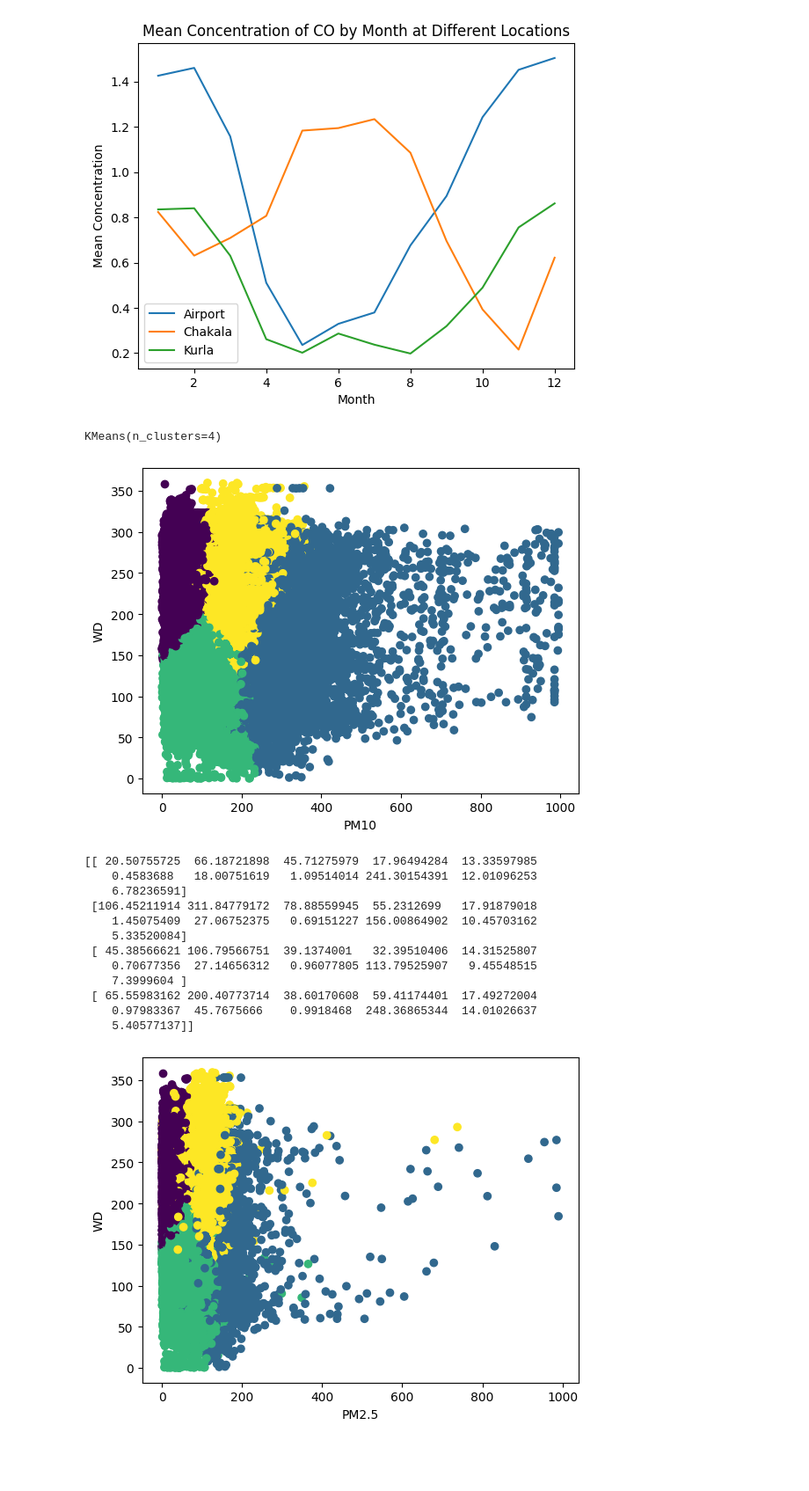
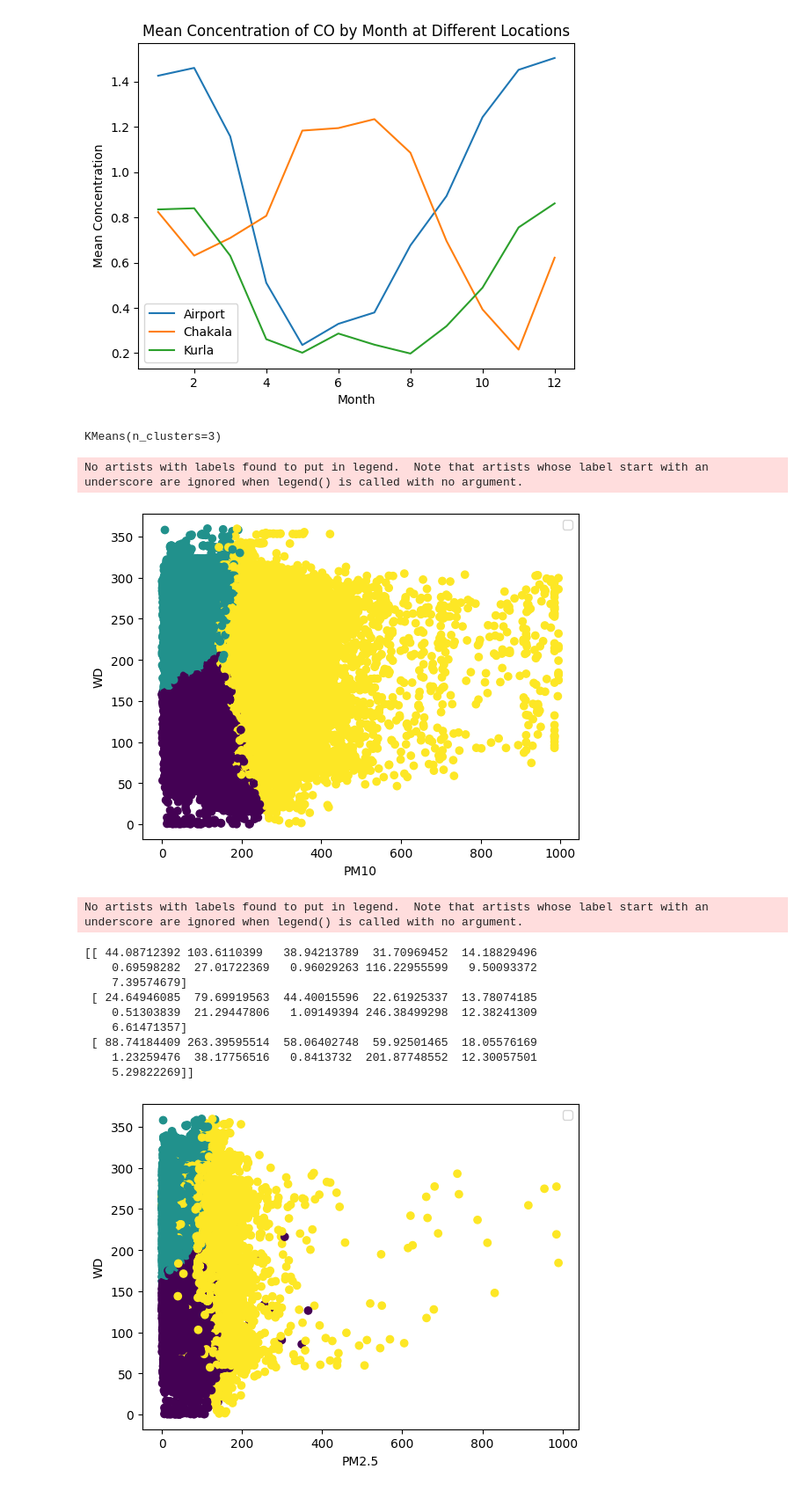
Before and after one commit to 0-shubham-0/Air_Toxicity_Prediction, a Jupyter notebook: notebooks/EDA/bi_lab.ipynb, the cells around one changed output. Shown at 88% size. Cells and saved outputs as stored; diff of their text form; code cells hidden in the pictures; blank space fills up the shorter version.

```diff
--- a/notebooks/EDA/bi_lab.ipynb
+++ b/notebooks/EDA/bi_lab.ipynb
@@ -19,6 +19,8 @@ kurla_data['From Date'] = pd.to_datetime(airport_data['From Date'])
 airport_data['Month'] = airport_data['From Date'].dt.month
 airport_data['Season'] = (airport_data['Month'] % 12 + 3) // 3
 airport_data['Hour'] = airport_data['HOUR']
+airport_data['Week'] = airport_data['From Date'].dt.dayofweek
+
 
 # Extract the month, season, and hour from the 'Date' column
 chakala_data['Month'] = chakala_data['From Date'].dt.month
@@ -155,42 +182,42 @@ pollutant_data = pd.concat([airport_data, kurla_data, chakala_data])
 features = pollutant_data[['PM2.5', 'PM10', 'NO', 'NO2', 'SO2', 'CO', 'Ozone', 'WS', 'WD', 'HOUR', 'MONTH']]
 # %%
 # Define the number of clusters to be identified by the K-means algorithm
-n_clusters = 4
+n_clusters = 3
 # %%
 # Create a K-means clustering model and fit it to the data
 kmeans = KMeans(n_clusters=n_clusters)
 kmeans.fit(features)
 # %% [output]
-KMeans(n_clusters=4)
+KMeans(n_clusters=3)
 # %%
 # Add a new column to the pollutant data dataframe to store the cluster labels
 pollutant_data['Cluster'] = kmeans.labels_
 # %%
 cols=['PM10', 'PM2.5']
 compare=['WD']
 for col in cols:
     for com in compare:
         if col!=com:
             # Visualize the clusters using a scatter plot
             plt.scatter(pollutant_data[col], pollutant_data[com], c=pollutant_data['Cluster'])
             plt.xlabel(col)
             plt.ylabel(com)
+            plt.legend()
             plt.show()
 
             # Print the centroids (mean values) of each cluster
             print(kmeans.cluster_centers_)
 # %% [output]
+No artists with labels found to put in legend.  Note that artists whose label start with an underscore are ignored when legend() is called with no argument.
-[figure, old version]
+[figure, new version]
-[[ 20.50755725  66.18721898  45.71275979  17.96494284  13.33597985
-    0.4583688   18.00751619   1.09514014 241.30154391  12.01096253
-    6.78236591]
- [106.45211914 311.84779172  78.88559945  55.2312699   17.91879018
-    1.45075409  27.06752375   0.69151227 156.00864902  10.45703162
-    5.33520084]
- [ 45.38566621 106.79566751  39.1374001   32.39510406  14.31525807
-    0.70677356  27.14656312   0.96077805 113.79525907   9.45548515
-    7.3999604 ]
- [ 65.55983162 200.40773714  38.60170608  59.41174401  17.49272004
-    0.97983367  45.7675666    0.9918468  248.36865344  14.01026637
-    5.40577137]]
+No artists with labels found to put in legend.  Note that artists whose label start with an underscore are ignored when legend() is called with no argument.
+[[ 44.08712392 103.6110399   38.94213789  31.70969452  14.18829496
+    0.69598282  27.01722369   0.96029263 116.22955599   9.50093372
+    7.39574679]
+ [ 24.64946085  79.69919563  44.40015596  22.61925337  13.78074185
+    0.51303839  21.29447806   1.09149394 246.38499298  12.38241309
+    6.61471357]
+ [ 88.74184409 263.39595514  58.06402748  59.92501465  18.05576169
+    1.23259476  38.17756516   0.8413732  201.87748552  12.30057501
+    5.29822269]]
-[figure, old version]
+[figure, new version]
```
Also changed, not shown: parts of 10 cells of this notebook, 1 other file.
